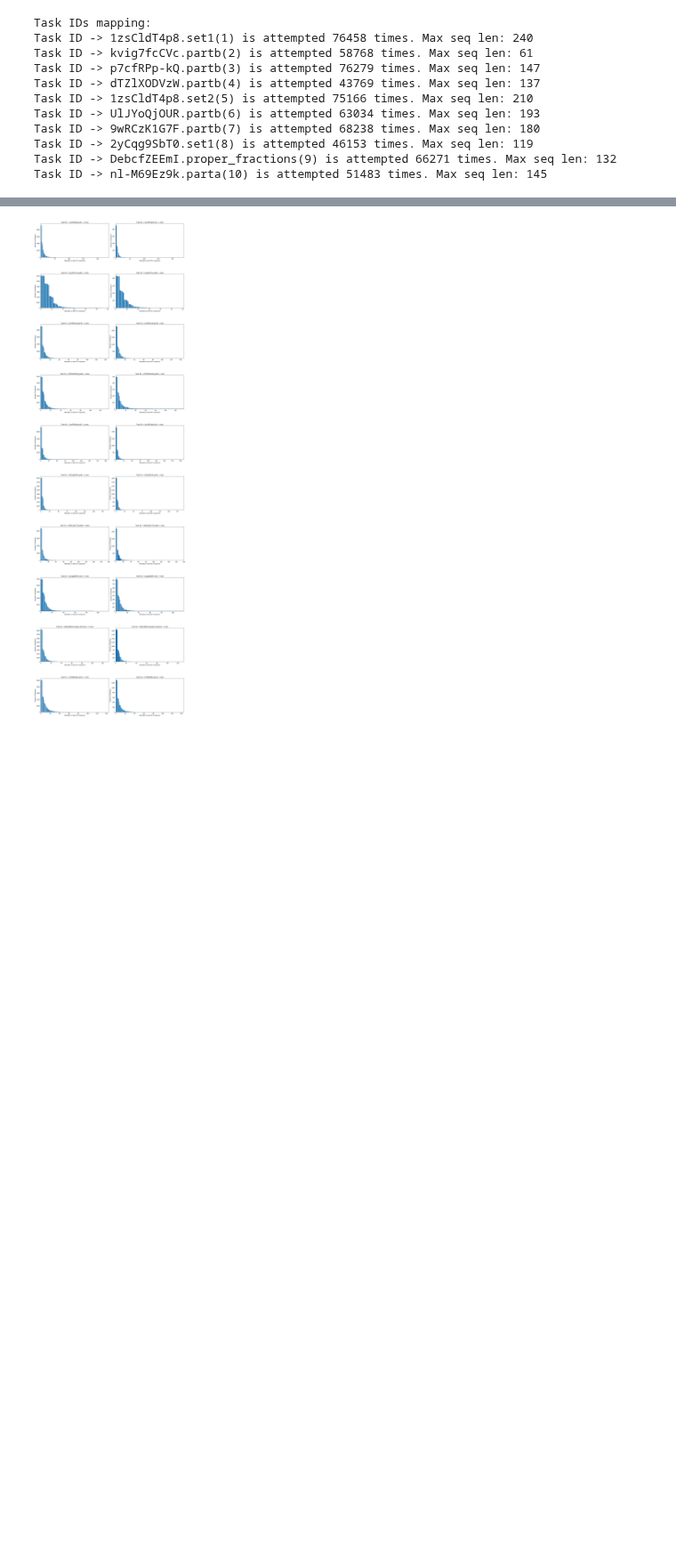
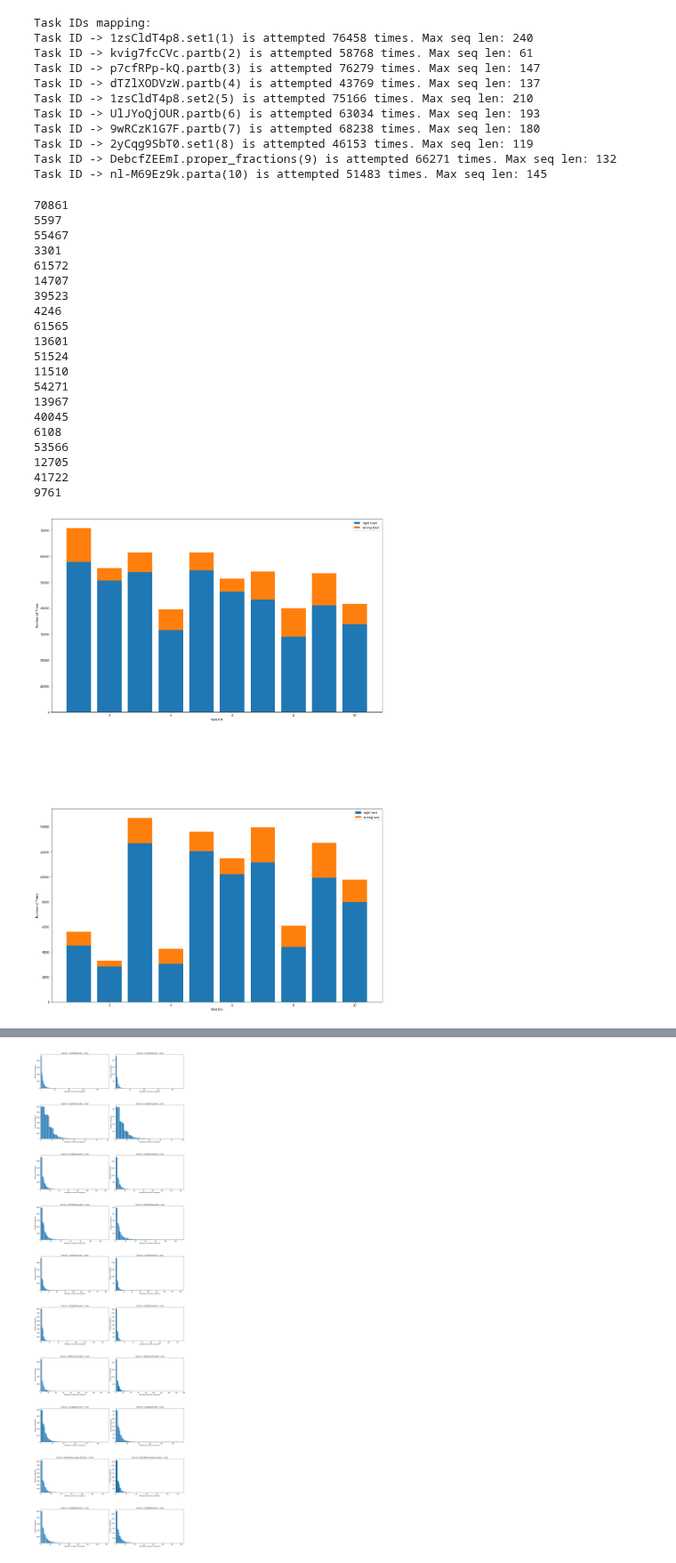
Before and after one commit to aroraakshit/deep_knowledge_tracing, a Jupyter notebook: notebooks/separate_models.ipynb, the cells around one changed output, grey strips where cells are left out. Shown at 89% size. Cells and saved outputs as stored; diff of their text form; code cells hidden in the pictures; blank space fills up the shorter version.

```diff
--- a/notebooks/separate_models.ipynb
+++ b/notebooks/separate_models.ipynb
@@ -374,6 +374,83 @@ Task ID -> 9wRCzK1G7F.partb(7) is attempted 68238 times. Max seq len: 180
 Task ID -> 2yCqg9SbT0.set1(8) is attempted 46153 times. Max seq len: 119
 Task ID -> DebcfZEEmI.proper_fractions(9) is attempted 66271 times. Max seq len: 132
 Task ID -> nl-M69Ez9k.parta(10) is attempted 51483 times. Max seq len: 145
+# %%
+right_ = {}
+right_['train'] = np.zeros([10])
+right_['test'] = np.zeros([10])
+wrong_ = {}
+wrong_['train'] = np.zeros([10])
+wrong_['test'] = np.zeros([10])
+for k in another_2:
+    index_tr = 0
+    index_te = 0
+    right_tr = 0
+    right_te = 0
+    for idx,i in enumerate(student_vectors):
+        if(idx<split): #training set
+            for j in student_vectors[i]:
+                if(j['second_try'] == False and j['task_id'] == k):
+                    index_tr += 1
+                    if(j['correct'] == True):
+                        right_tr += 1
+        else:
+            for j in student_vectors[i]:
+                if(j['second_try'] == False and j['task_id'] == k):
+                    index_te += 1
+                    if(j['correct'] == True):
+                        right_te += 1
+    right_['train'][int(another_2[k])-1] = right_tr
+    wrong_['train'][int(another_2[k])-1] = index_tr - right_tr
+    right_['test'][int(another_2[k])-1] = right_te
+    wrong_['test'][int(another_2[k])-1] = index_te - right_te
+    print(index_tr)
+    print(index_te)
+
+fig, axs = plt.subplots(2,1, figsize=(20, 30), facecolor='w', edgecolor='k')
+fig.subplots_adjust(hspace = .5, wspace=0.10)
+
+axs = axs.ravel()
+for i in range(1):
+    N = 10
+    ind = np.arange(N)+1
+    for k in ['train','test']:
+        if(k=='train'):
+            axs[2*i].bar(ind,right_[k],label="right "+str(k))
+            axs[2*i].bar(ind,wrong_[k],bottom = right_[k],label="wrong "+str(k))
+            #axs[i].set_ylim(0,1.31)
+            axs[2*i].legend(loc="best")
+            axs[2*i].set_xlabel("Skill IDs")
+            axs[2*i].set_ylabel("Number of Trials")
+        else:
+            axs[2*i+1].bar(ind,right_[k],label="right "+str(k))
+            axs[2*i+1].bar(ind,wrong_[k],bottom = right_[k],label="wrong "+str(k))
+            #axs[i].set_ylim(0,1.31)
+            axs[2*i+1].legend(loc="best")
+            axs[2*i+1].set_xlabel("Skill IDs")
+            axs[2*i+1].set_ylabel("Number of Trials")
+plt.savefig('right_wrong_10x.png')
+# %% [output]
+70861
+5597
+55467
+3301
+61572
+14707
+39523
+4246
+61565
+13601
+51524
+11510
+54271
+13967
+40045
+6108
+53566
+12705
+41722
+9761
+[figure, added]
 # %%
 proportion_right_train = {}
 proportion_right_test = {}
```
Also changed, not shown: parts of 2 cells of this notebook, 7 other files.
